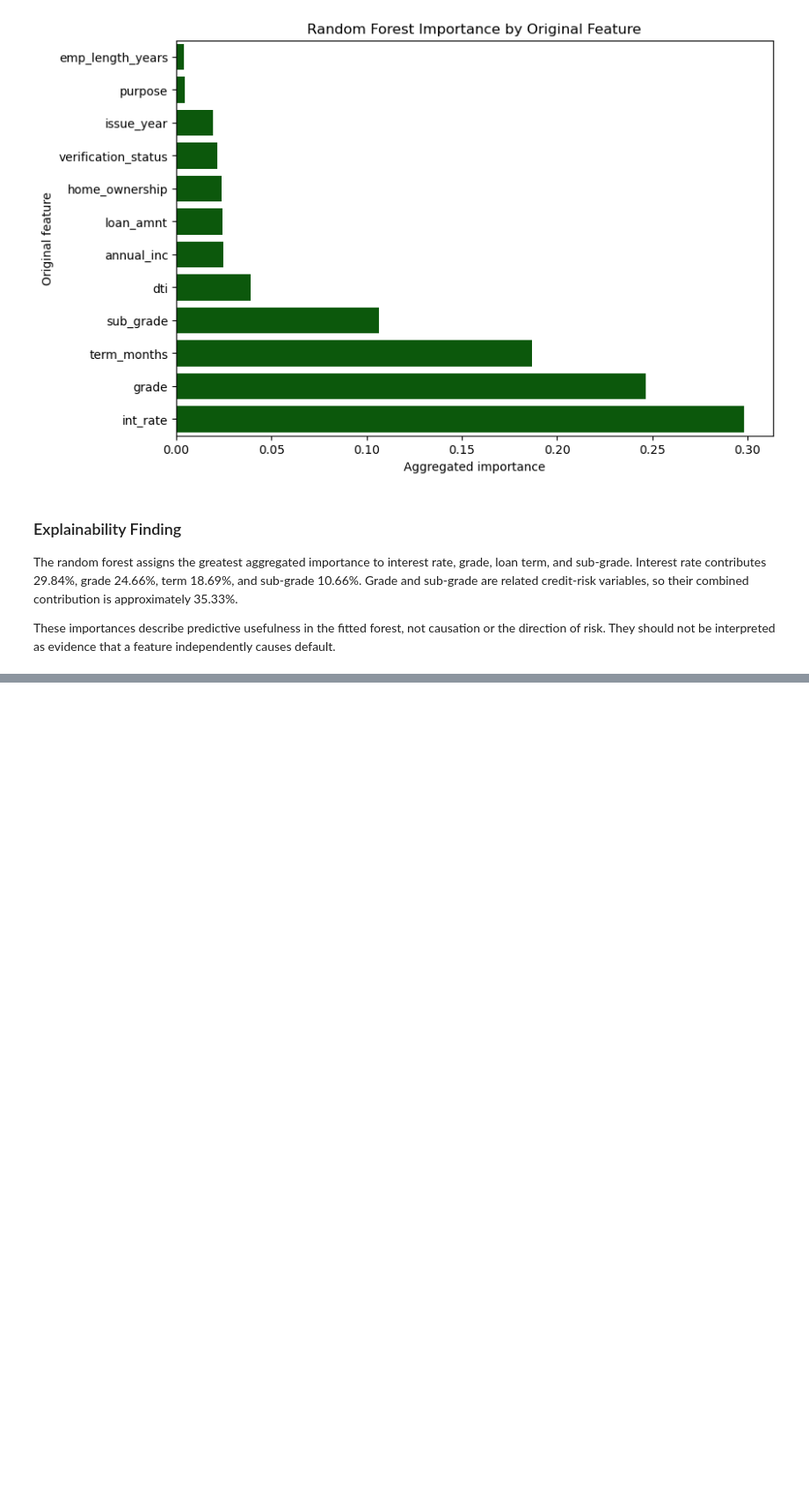
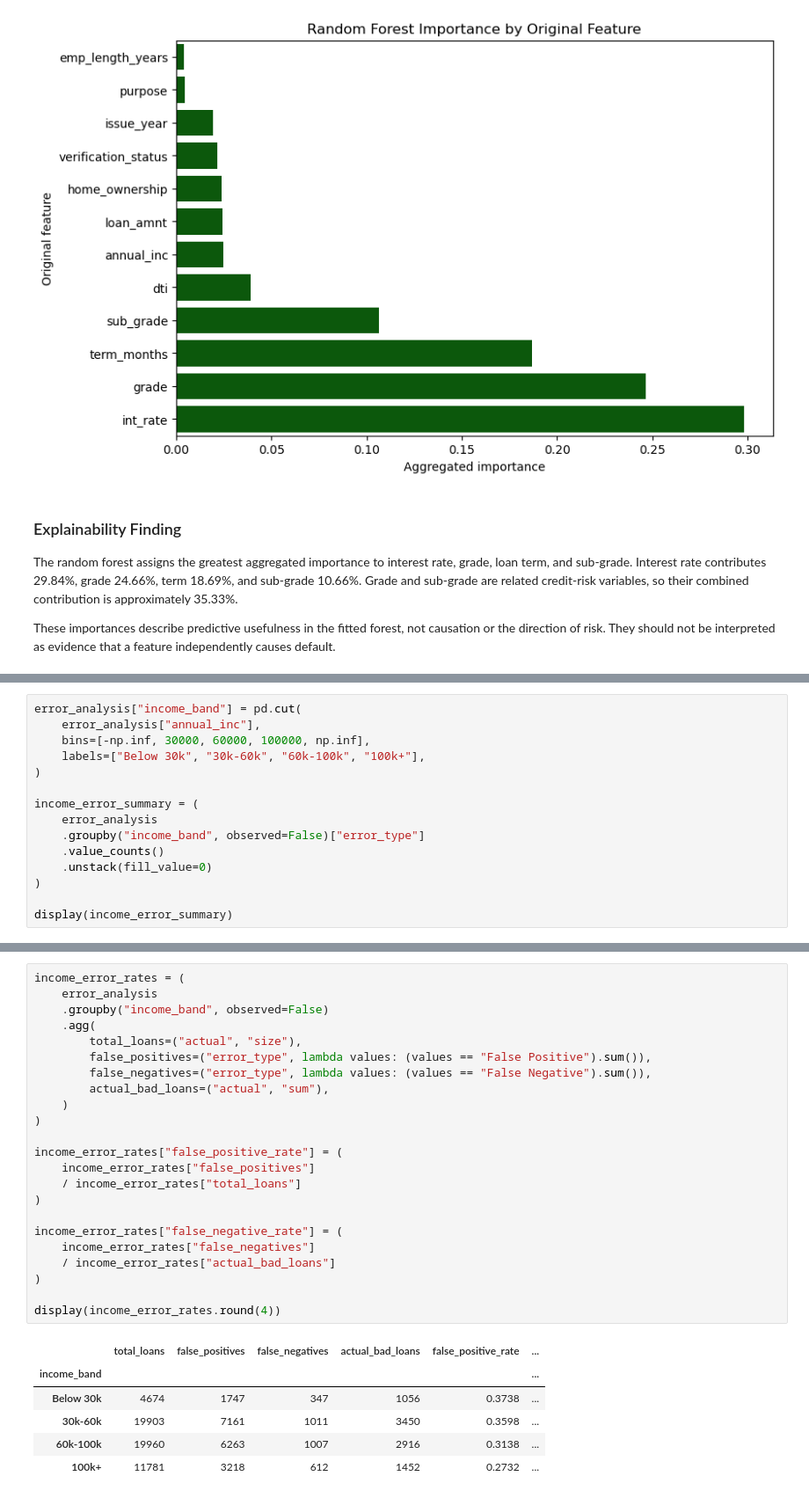
Before and after one commit to brishavrajbahak/loan-default-prediction, a Jupyter notebook: notebooks/05_tree_models.ipynb, the cells around one changed output, grey strips where cells are left out. Shown at 88% size. Cells and saved outputs as stored; diff of their text form; blank space fills up the shorter version.

```diff
--- a/notebooks/05_tree_models.ipynb
+++ b/notebooks/05_tree_models.ipynb
@@ -536,0 +737,15 @@ These importances describe predictive usefulness in the fitted forest, not causa
+# %%
+error_analysis["income_band"] = pd.cut(
+    error_analysis["annual_inc"],
+    bins=[-np.inf, 30000, 60000, 100000, np.inf],
+    labels=["Below 30k", "30k-60k", "60k-100k", "100k+"],
+)
+
+income_error_summary = (
+    error_analysis
+    .groupby("income_band", observed=False)["error_type"]
+    .value_counts()
+    .unstack(fill_value=0)
+)
+
+display(income_error_summary)
@@ -536,0 +759,30 @@ These importances describe predictive usefulness in the fitted forest, not causa
+# %%
+income_error_rates = (
+    error_analysis
+    .groupby("income_band", observed=False)
+    .agg(
+        total_loans=("actual", "size"),
+        false_positives=("error_type", lambda values: (values == "False Positive").sum()),
+        false_negatives=("error_type", lambda values: (values == "False Negative").sum()),
+        actual_bad_loans=("actual", "sum"),
+    )
+)
+
+income_error_rates["false_positive_rate"] = (
+    income_error_rates["false_positives"]
+    / income_error_rates["total_loans"]
+)
+
+income_error_rates["false_negative_rate"] = (
+    income_error_rates["false_negatives"]
+    / income_error_rates["actual_bad_loans"]
+)
+
+display(income_error_rates.round(4))
+# %% [output]
+|  | total_loans | false_positives | false_negatives | actual_bad_loans | false_positive_rate | ... |
+| income_band |  |  |  |  |  | ... |
+| Below 30k | 4674 | 1747 | 347 | 1056 | 0.3738 | ... |
+| 30k-60k | 19903 | 7161 | 1011 | 3450 | 0.3598 | ... |
+| 60k-100k | 19960 | 6263 | 1007 | 2916 | 0.3138 | ... |
+| 100k+ | 11781 | 3218 | 612 | 1452 | 0.2732 | ... |
```
Also changed, not shown: parts of 13 cells of this notebook, 1 other file.
